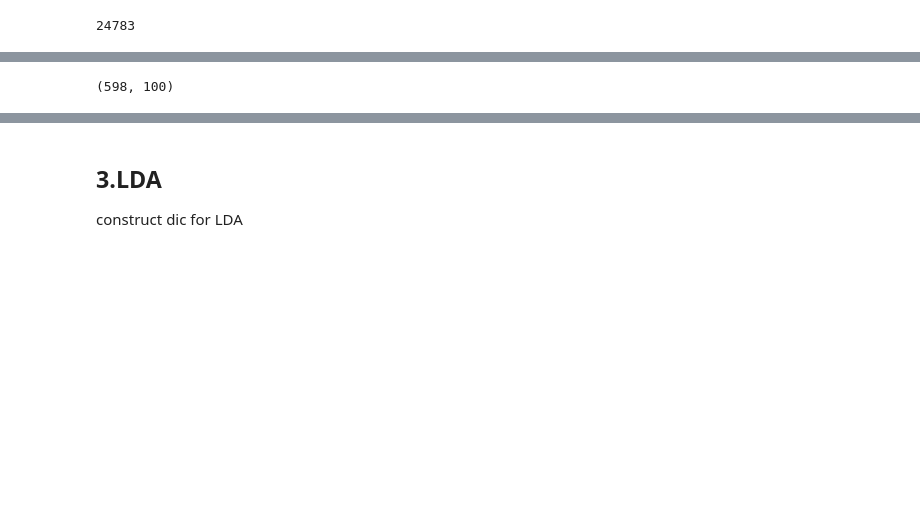
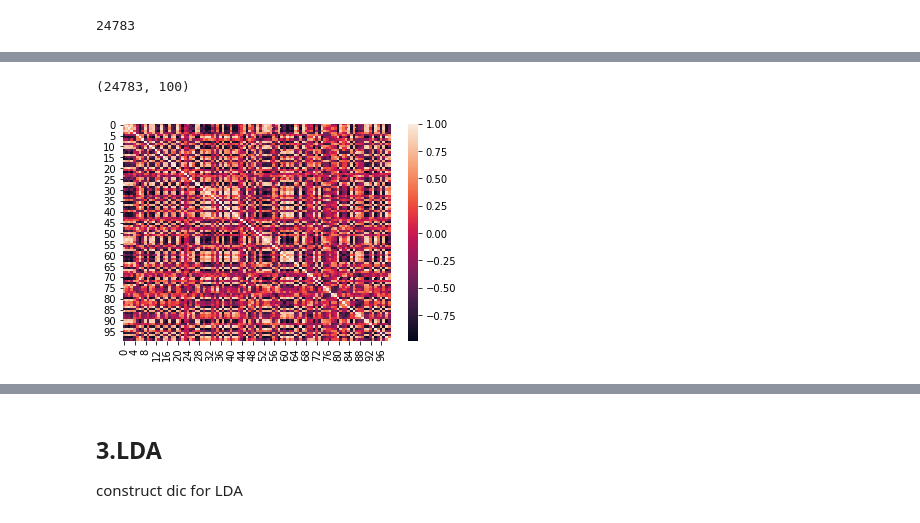
Before and after one commit to YuetongLiu/Hate_Speech_and_Offensive_Language, a Jupyter notebook: code/Feature_Extraction.ipynb, the cells around one changed output, grey strips where cells are left out. Cells and saved outputs as stored; diff of their text form; code cells hidden in the pictures; blank space fills up the shorter version.

```diff
--- a/code/Feature_Extraction.ipynb
+++ b/code/Feature_Extraction.ipynb
@@ -190,8 +191,9 @@ Name: tweet, dtype: object
 # %% [markdown]
 word2vec by skip-gram
 # %%
-warnings.filterwarnings(action='ignore', category=UserWarning, module='gensim')
-model = Word2Vec(size=100, workers=5,sg=1)  #dimension is 200, consider 5 words, using skip-gram
+warnings.filterwarnings("ignore")
+
+model = Word2Vec(size=100,min_count=1, workers=5,sg=1)  #dimension is 200, consider 5 words, using skip-gram
 model.build_vocab(tweet)
 model.train(tweet,total_examples = model.corpus_count,epochs = 5)
 # %% [output]
@@ -231,4 +261,11 @@ word_vec_lt=word_vec_l
 word_vec_lt=np.delete(word_vec_lt,0,0)
 word_vec_lt.shape
 # %% [output]
-(598, 100)
+(24783, 100)
+# %%
+import seaborn as sns
+word_vec_lt_p=pd.DataFrame(word_vec_lt)
+sns.heatmap(word_vec_lt_p.corr())
+plt.show()
+# %% [output]
+[figure, added]
```
Also changed, not shown: parts of 5 cells of this notebook, 4 other files.
